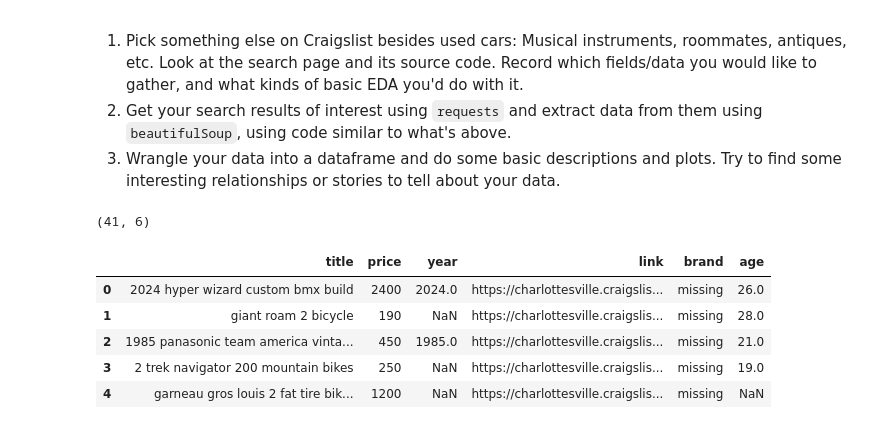
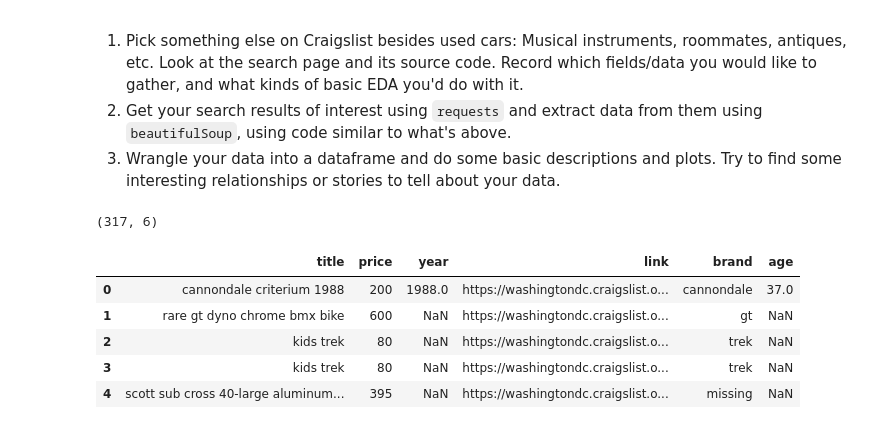
Before and after one commit to teaganabritten/wranglingfork, a Jupyter notebook: lab/lab_notebook.ipynb, the cells around one changed output. Cells and saved outputs as stored; diff of their text form; code cells hidden in the pictures.

```diff
--- a/lab/lab_notebook.ipynb
+++ b/lab/lab_notebook.ipynb
@@ -218,16 +218,17 @@ import pandas as pd
 import seaborn as sns
 import requests
 from bs4 import BeautifulSoup as soup
+import re
 
 header2= {'User-Agent': 'Mozilla/5.0 (Windows NT 10.0; Win64; x64; rv:124.0) Gecko/20100101 Firefox/124.0'}
-url2= 'https://charlottesville.craigslist.org/search/bia#search=1~gallery~0~42'
+url2= 'https://washingtondc.craigslist.org/search/bia#search=1~gallery~0~0'
 raw2= requests.get(url2,headers=header2)
 
 bsObj2 = soup(raw2.content, 'html.parser')
 listings2 = bsObj2.find_all(class_="cl-static-search-result") # Find all listings of the kind we want
 # %%
 
-cyclebrands = ['giant','trek','panasonic','gotrax','raleigh','schwinn','pivot','specialized','fuji','mongoose','cannondale']
+cyclebrands = ['giant','trek','panasonic','gotrax','raleigh','schwinn','pivot','specialized','fuji','mongoose','cannondale','gt']
 
 data2 = [] # We'll save our listings in this object
 for k in range( len(listings2) ):
@@ -236,7 +237,7 @@ for k in range( len(listings2) ):
     link = listings2[k].find(href=True)['href']
     # Get brand from the title string:
     words = title.split()
-    hits = [word for word in words if word in brands] # Find brands in the title
+    hits = [word for word in words if word in cyclebrands] # Find brands in the title
     if len(hits) == 0:
         brand = 'missing'
     else:
@@ -252,21 +253,21 @@ for k in range( len(listings2) ):
 # %%
 df2 = pd.DataFrame.from_dict(data2)
 df2['price'] = df2['price'].str.replace('$','')
 df2['price'] = df2['price'].str.replace(',','')
 df2['price'] = pd.to_numeric(df2['price'],errors='coerce')
 df2['year'] = pd.to_numeric(df2['year'],errors='coerce')
-df2['age'] = 2025-df['year']
+df2['age'] = 2025-df2['year']
 print(df2.shape)
 #df.to_csv('./src/craigslist_cville_cars.csv') # Save data in case of a disaster
 df2.head()
 # %% [output]
-(41, 6)
+(317, 6)
 |  | title | price | year | link | brand | age |
-| 0 | 2024 hyper wizard custom bmx build | 2400 | 2024.0 | https://charlottesville.craigslis... | missing | 26.0 |
-| 1 | giant roam 2 bicycle | 190 | NaN | https://charlottesville.craigslis... | missing | 28.0 |
-| 2 | 1985 panasonic team america vinta... | 450 | 1985.0 | https://charlottesville.craigslis... | missing | 21.0 |
-| 3 | 2 trek navigator 200 mountain bikes | 250 | NaN | https://charlottesville.craigslis... | missing | 19.0 |
-| 4 | garneau gros louis 2 fat tire bik... | 1200 | NaN | https://charlottesville.craigslis... | missing | NaN |
+| 0 | cannondale criterium 1988 | 200 | 1988.0 | https://washingtondc.craigslist.o... | cannondale | 37.0 |
+| 1 | rare gt dyno chrome bmx bike | 600 | NaN | https://washingtondc.craigslist.o... | gt | NaN |
+| 2 | kids trek | 80 | NaN | https://washingtondc.craigslist.o... | trek | NaN |
+| 3 | kids trek | 80 | NaN | https://washingtondc.craigslist.o... | trek | NaN |
+| 4 | scott sub cross 40-large aluminum... | 395 | NaN | https://washingtondc.craigslist.o... | missing | NaN |
 # %%
 print(df2['price'].describe())
 df2['price'].hist(grid=False)
```
Also changed, not shown: parts of 1 cell of this notebook.
